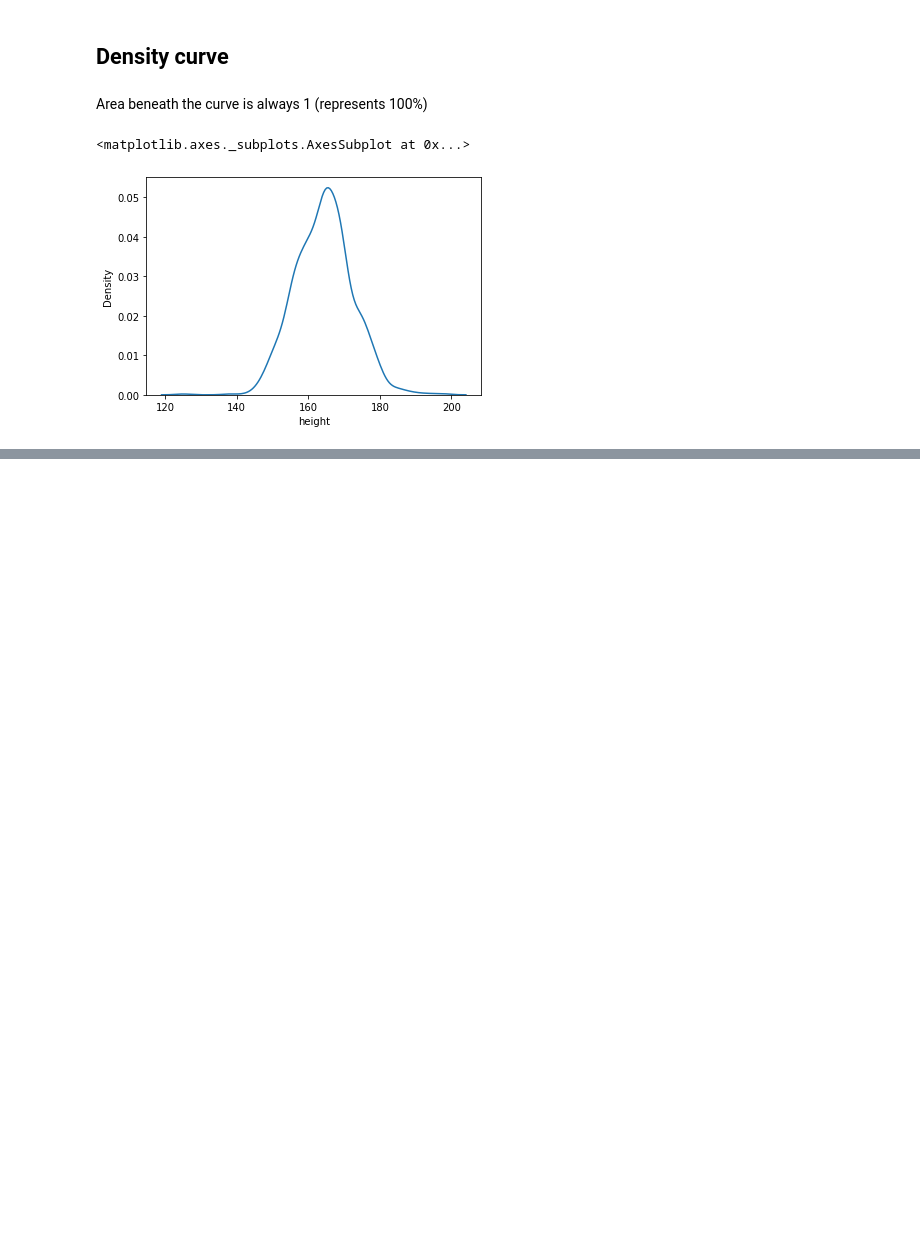
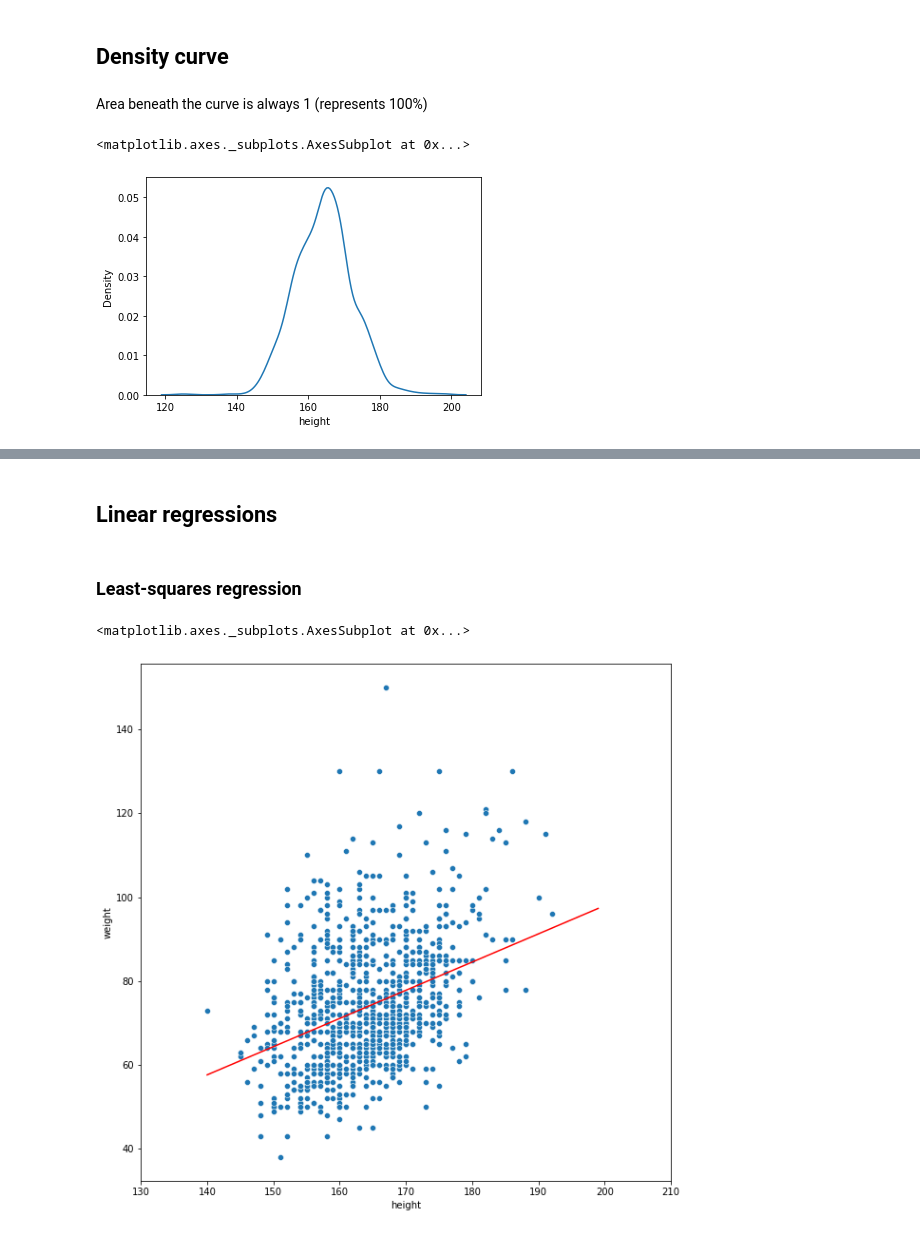
Before and after one commit to quicksilverri/statistics, a Jupyter notebook: statistics.ipynb, the cells around one changed output, grey strips where cells are left out. Saved outputs shown, nothing was run; the diff lists cells and outputs as text; code cells hidden in the pictures; blank space fills up the shorter version.

Commit message:
upto least-squares regression

```diff
--- a/statistics.ipynb
+++ b/statistics.ipynb
@@ -275,0 +321,16 @@ sns.kdeplot(clean_height)
+# %% [markdown]
+## Linear regressions
+# %% [markdown]
+### Least-squares regression
+# %%
+from scipy.stats import linregress
+lr = linregress(sample.height, sample.weight)
+
+x = range(140, 200)
+plt.figure(figsize=(10, 10))
+plt.xlim([130, 210])
+sns.lineplot(x, lr.slope * x + lr.intercept, color='r')
+sns.scatterplot(sample.height, sample.weight)
+# %% [output]
+<matplotlib.axes._subplots.AxesSubplot at 0x...>
+[figure, added]
```
Also changed, not shown: parts of 11 cells of this notebook.
